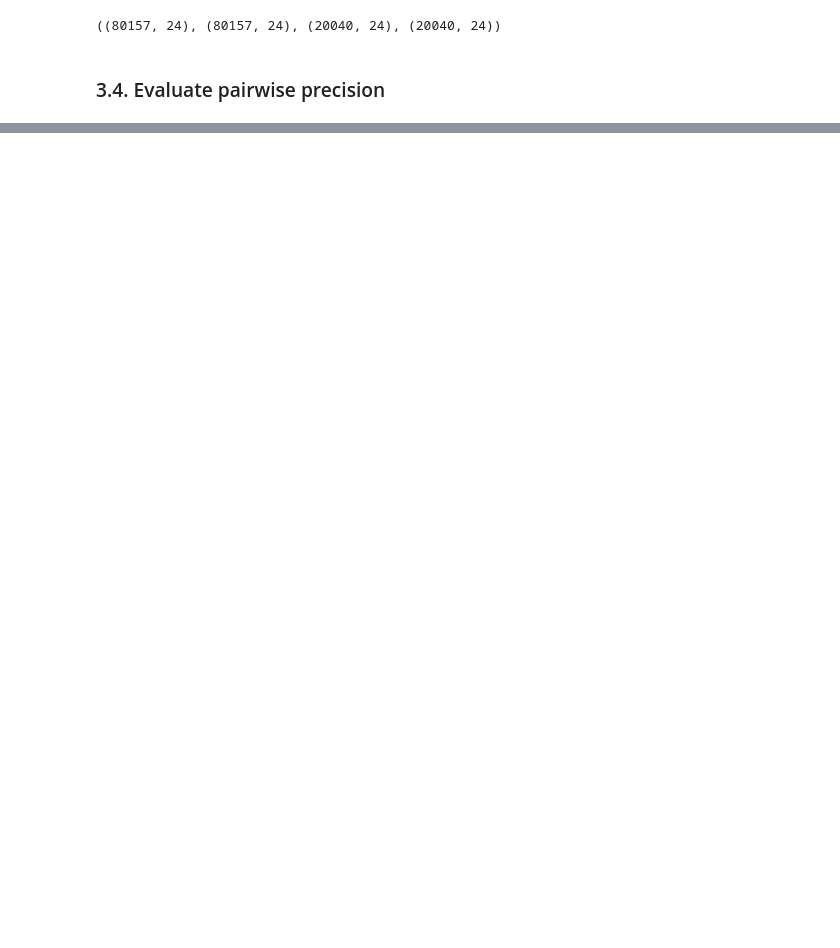
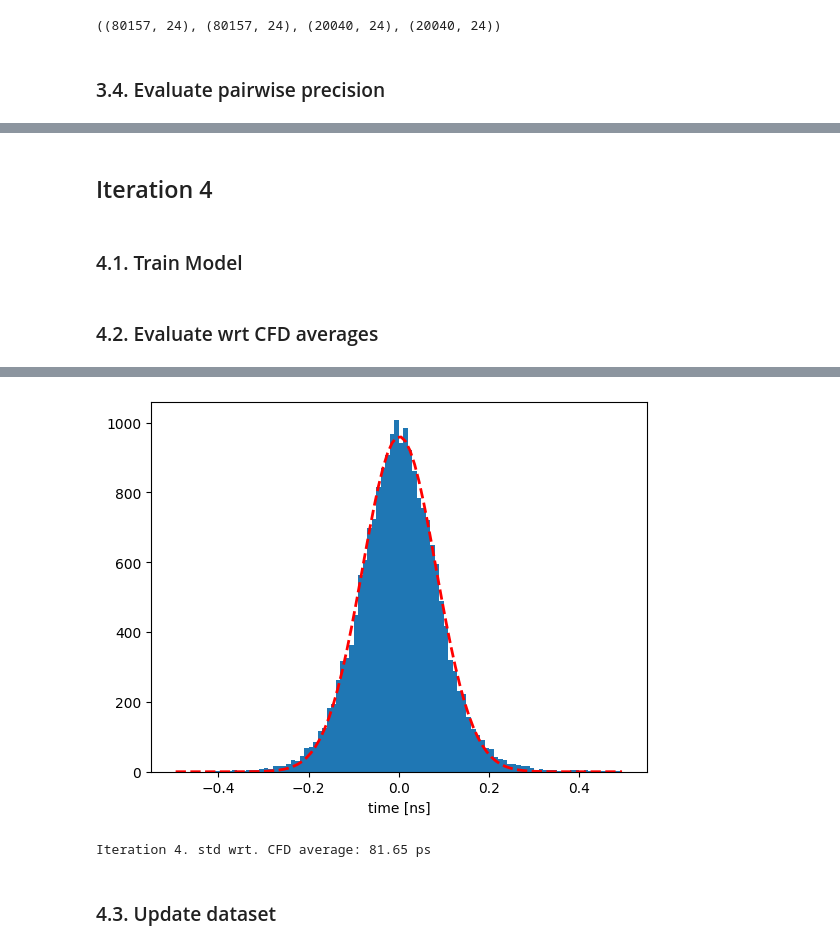
Before and after one commit to MatiXOfficial/pps-timing-ml, a Jupyter notebook: notebooks/neural_networks/iterative_train_improve/iti_experiments.ipynb, the cells around one changed output, grey strips where cells are left out. Cells and saved outputs as stored; diff of their text form; code cells hidden in the pictures; blank space fills up the shorter version.

```diff
--- a/notebooks/neural_networks/iterative_train_improve/iti_experiments.ipynb
+++ b/notebooks/neural_networks/iterative_train_improve/iti_experiments.ipynb
@@ -355,0 +411,13 @@ x_train_it3.shape, y_train_it3.shape, x_val_it3.shape, y_val_it3.shape
+# %% [markdown]
+## Iteration 4
+# %% [markdown]
+### 4.1. Train Model
+# %%
+model_it4, _ = build_and_train_network(iteration=4, x_train=x_train_it3, x_val=x_val_it3, y_train=y_train_it3,
+                                       y_val=y_val_it3)
+# %% [markdown]
+### 4.2. Evaluate wrt CFD averages
+# %%
+std = evaluate_model_wrt_cfd_average(model_it4, x_val, y_val_t)
+print(f"Iteration 4. std wrt. CFD average: {std * 1000:0.2f} ps")
+# %% [output]
@@ -355,0 +425,4 @@ x_train_it3.shape, y_train_it3.shape, x_val_it3.shape, y_val_it3.shape
+[figure, added]
+Iteration 4. std wrt. CFD average: 81.65 ps
+# %% [markdown]
+### 4.3. Update dataset
```
Also changed, not shown: parts of 21 cells of this notebook, 1 other file.
